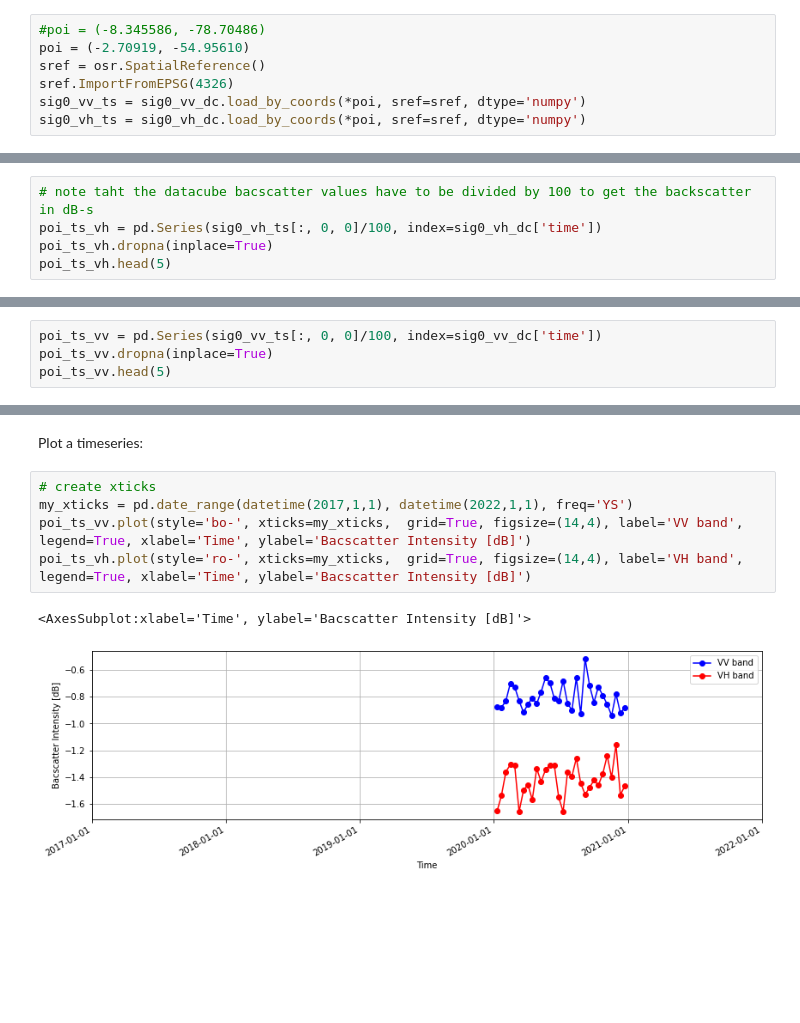
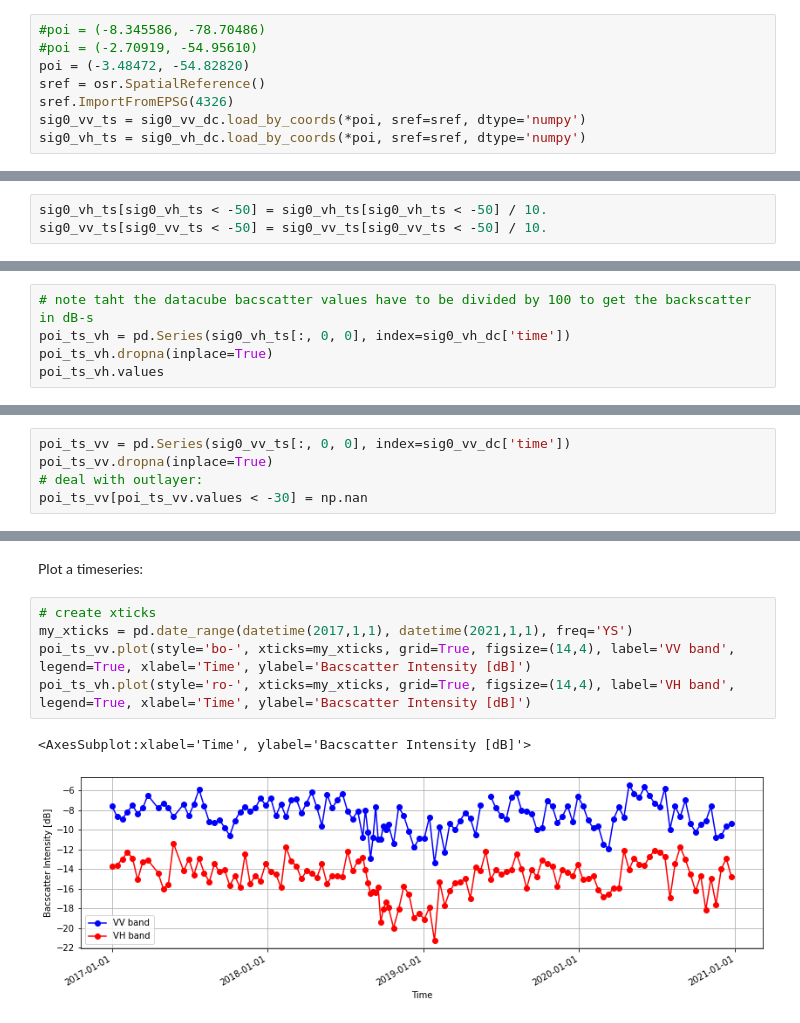
Before and after one commit to c-scale-community/use-case-return, a Jupyter notebook: plot_ts_yeoda.ipynb, the cells around one changed output, grey strips where cells are left out. Drawn from its saved outputs; the diff is of its cells as text; blank space fills up the shorter version.

```diff
--- a/plot_ts_yeoda.ipynb
+++ b/plot_ts_yeoda.ipynb
@@ -62,7 +76,8 @@ sig0_vh_dc = sig0_dc.filter_by_dimension('VH', name='band')
 Get a time series for a point of interest:
 # %%
 #poi = (-8.345586, -78.70486)
-poi = (-2.70919, -54.95610)
+#poi = (-2.70919, -54.95610)
+poi = (-3.48472, -54.82820)
 sref = osr.SpatialReference()
 sref.ImportFromEPSG(4326)
 sig0_vv_ts = sig0_vv_dc.load_by_coords(*poi, sref=sref, dtype='numpy')
@@ -70,8 +87,11 @@ sig0_vh_ts = sig0_vh_dc.load_by_coords(*poi, sref=sref, dtype='numpy')
+# %%
+sig0_vh_ts[sig0_vh_ts < -50] = sig0_vh_ts[sig0_vh_ts < -50] / 10.
+sig0_vv_ts[sig0_vv_ts < -50] = sig0_vv_ts[sig0_vv_ts < -50] / 10.
 # %% [markdown]
 make a pandas series object:
 # %%
 # note taht the datacube bacscatter values have to be divided by 100 to get the backscatter in dB-s
-poi_ts_vh = pd.Series(sig0_vh_ts[:, 0, 0]/100, index=sig0_vh_dc['time'])
+poi_ts_vh = pd.Series(sig0_vh_ts[:, 0, 0], index=sig0_vh_dc['time'])
 poi_ts_vh.dropna(inplace=True)
-poi_ts_vh.head(5)
+poi_ts_vh.values
 # %% [output]
@@ -85,4 +114,5 @@ dtype: float64
 # %%
-poi_ts_vv = pd.Series(sig0_vv_ts[:, 0, 0]/100, index=sig0_vv_dc['time'])
+poi_ts_vv = pd.Series(sig0_vv_ts[:, 0, 0], index=sig0_vv_dc['time'])
 poi_ts_vv.dropna(inplace=True)
-poi_ts_vv.head(5)
+# deal with outlayer:
+poi_ts_vv[poi_ts_vv.values < -30] = np.nan
@@ -98,9 +120,9 @@ dtype: float64
 Plot a timeseries:
 # %%
 # create xticks
-my_xticks = pd.date_range(datetime(2017,1,1), datetime(2022,1,1), freq='YS')
-poi_ts_vv.plot(style='bo-', xticks=my_xticks,  grid=True, figsize=(14,4), label='VV band', legend=True, xlabel='Time', ylabel='Bacscatter Intensity [dB]')
-poi_ts_vh.plot(style='ro-', xticks=my_xticks,  grid=True, figsize=(14,4), label='VH band', legend=True, xlabel='Time', ylabel='Bacscatter Intensity [dB]')
+my_xticks = pd.date_range(datetime(2017,1,1), datetime(2021,1,1), freq='YS')
+poi_ts_vv.plot(style='bo-', xticks=my_xticks, grid=True, figsize=(14,4), label='VV band', legend=True, xlabel='Time', ylabel='Bacscatter Intensity [dB]')
+poi_ts_vh.plot(style='ro-', xticks=my_xticks, grid=True, figsize=(14,4), label='VH band', legend=True, xlabel='Time', ylabel='Bacscatter Intensity [dB]')
 # %% [output]
 <AxesSubplot:xlabel='Time', ylabel='Bacscatter Intensity [dB]'>
-[figure, old version]
+[figure, new version]
```
Also changed, not shown: parts of 10 cells of this notebook, 1 other file.
